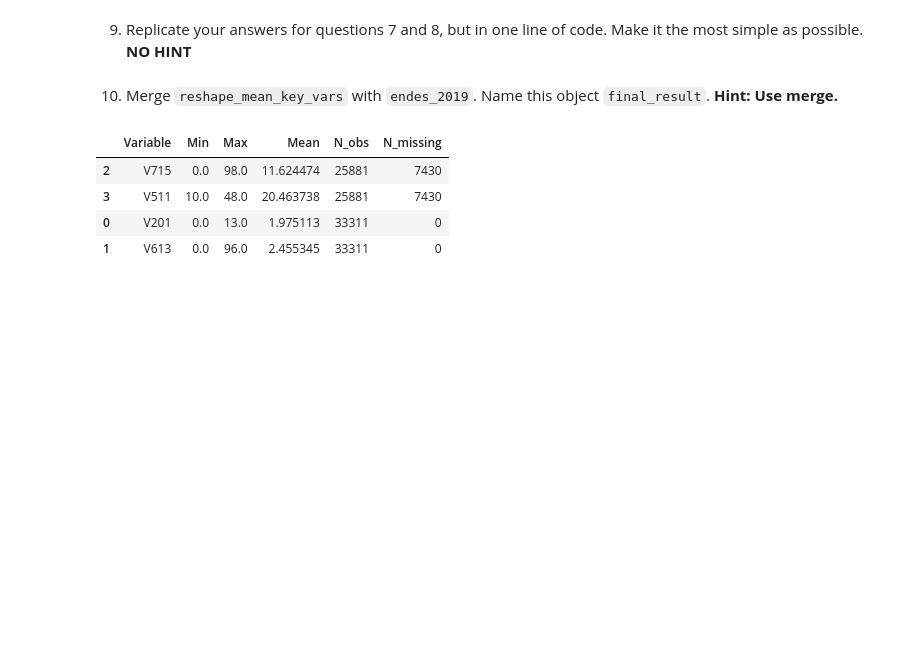
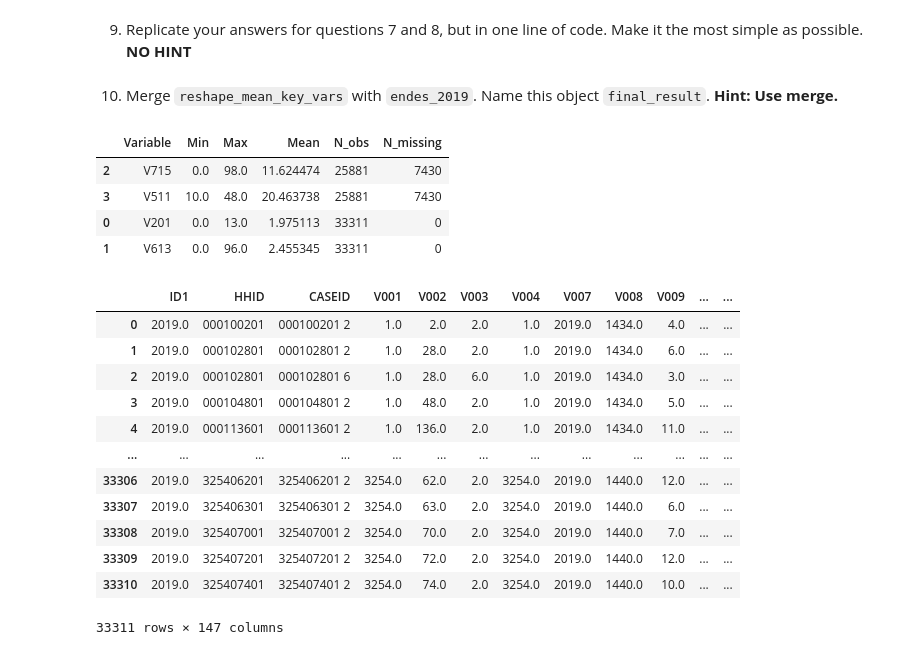
Before and after one commit to alexanderquispe/BiLab_Summer_Python, a Jupyter notebook: assignments/Assignment_3/Group_8_ass_3_2024.ipynb, the cells around one changed output. Drawn from its saved outputs; the diff is of its cells as text; code cells hidden in the pictures; blank space fills up the shorter version.

```diff
--- a/assignments/Assignment_3/Group_8_ass_3_2024.ipynb
+++ b/assignments/Assignment_3/Group_8_ass_3_2024.ipynb
@@ -81,6 +81,10 @@ new_value_labels2 = {col: labels for col, labels in zip(columns_rec2, meta_2.var
 new_value_labels3 = {col: labels for col, labels in zip(columns_rec3, meta_3.variable_value_labels.values())}
 # %%
 # paso 3
+new_var_labels1
+anio  = {'year' : 'Year of the survey'}
+new_var_labels1.update(anio)
+
 # Import data and metadata
 rec_1, meta_1 = pyreadstat.read_sav(rec_1_path)
 # ... (otros conjuntos de datos)
@@ -142,3 +148,19 @@ summary_df
 | 3 | V511 | 10.0 | 48.0 | 20.463738 | 25881 | 7430 |
 | 0 | V201 | 0.0 | 13.0 | 1.975113 | 33311 | 0 |
 | 1 | V613 | 0.0 | 96.0 | 2.455345 | 33311 | 0 |
+# %%
+endes_2019
+# %% [output]
+|  | ID1 | HHID | CASEID | V001 | V002 | V003 | V004 | V007 | V008 | V009 | ... | ... |
+| 0 | 2019.0 | 000100201 | 000100201 2 | 1.0 | 2.0 | 2.0 | 1.0 | 2019.0 | 1434.0 | 4.0 | ... | ... |
+| 1 | 2019.0 | 000102801 | 000102801 2 | 1.0 | 28.0 | 2.0 | 1.0 | 2019.0 | 1434.0 | 6.0 | ... | ... |
+| 2 | 2019.0 | 000102801 | 000102801 6 | 1.0 | 28.0 | 6.0 | 1.0 | 2019.0 | 1434.0 | 3.0 | ... | ... |
+| 3 | 2019.0 | 000104801 | 000104801 2 | 1.0 | 48.0 | 2.0 | 1.0 | 2019.0 | 1434.0 | 5.0 | ... | ... |
+| 4 | 2019.0 | 000113601 | 000113601 2 | 1.0 | 136.0 | 2.0 | 1.0 | 2019.0 | 1434.0 | 11.0 | ... | ... |
+| ... | ... | ... | ... | ... | ... | ... | ... | ... | ... | ... | ... | ... |
+| 33306 | 2019.0 | 325406201 | 325406201 2 | 3254.0 | 62.0 | 2.0 | 3254.0 | 2019.0 | 1440.0 | 12.0 | ... | ... |
+| 33307 | 2019.0 | 325406301 | 325406301 2 | 3254.0 | 63.0 | 2.0 | 3254.0 | 2019.0 | 1440.0 | 6.0 | ... | ... |
+| 33308 | 2019.0 | 325407001 | 325407001 2 | 3254.0 | 70.0 | 2.0 | 3254.0 | 2019.0 | 1440.0 | 7.0 | ... | ... |
+| 33309 | 2019.0 | 325407201 | 325407201 2 | 3254.0 | 72.0 | 2.0 | 3254.0 | 2019.0 | 1440.0 | 12.0 | ... | ... |
+| 33310 | 2019.0 | 325407401 | 325407401 2 | 3254.0 | 74.0 | 2.0 | 3254.0 | 2019.0 | 1440.0 | 10.0 | ... | ... |
+33311 rows × 147 columns
```
Also changed, not shown: parts of 6 cells of this notebook.
